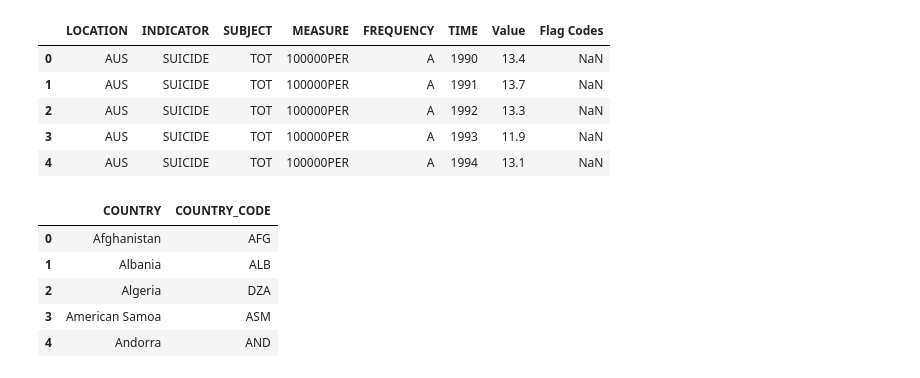
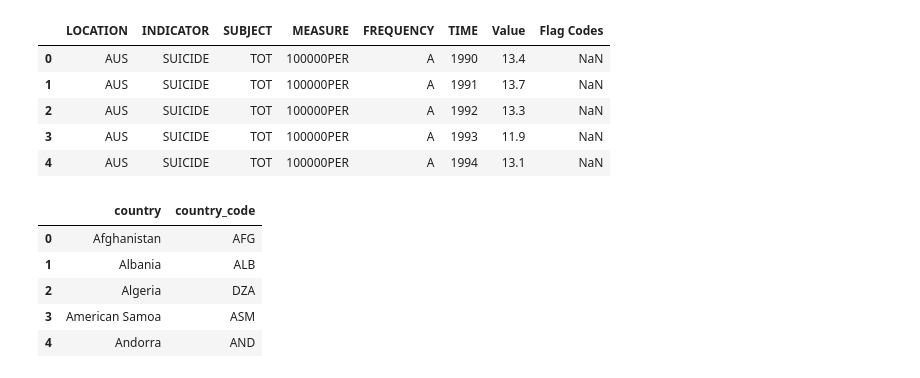
Before and after one commit to InsiyaKanjee/Project-2, a Jupyter notebook: Code/suicide_by_country.ipynb, the cells around one changed output. Cells and saved outputs as stored; diff of their text form; code cells hidden in the pictures.

```diff
--- a/Code/suicide_by_country.ipynb
+++ b/Code/suicide_by_country.ipynb
@@ -15,11 +15,11 @@ suicide_df.head()
 # %%
 country_file = "../Raw Data/Country_Data.csv"
 country_df = pd.read_csv(country_file)
 country_df.head()
-country_df = country_df.rename(columns={"Country Name":"COUNTRY","Country Code":"COUNTRY_CODE"})
+country_df = country_df.rename(columns={"Country Name":"country","Country Code":"country_code"})
 country_df.head()
 # %% [output]
-|  | COUNTRY | COUNTRY_CODE |
+|  | country | country_code |
 | 0 | Afghanistan | AFG |
 | 1 | Albania | ALB |
 | 2 | Algeria | DZA |
```
Also changed, not shown: parts of 6 cells of this notebook, 8 other files.
